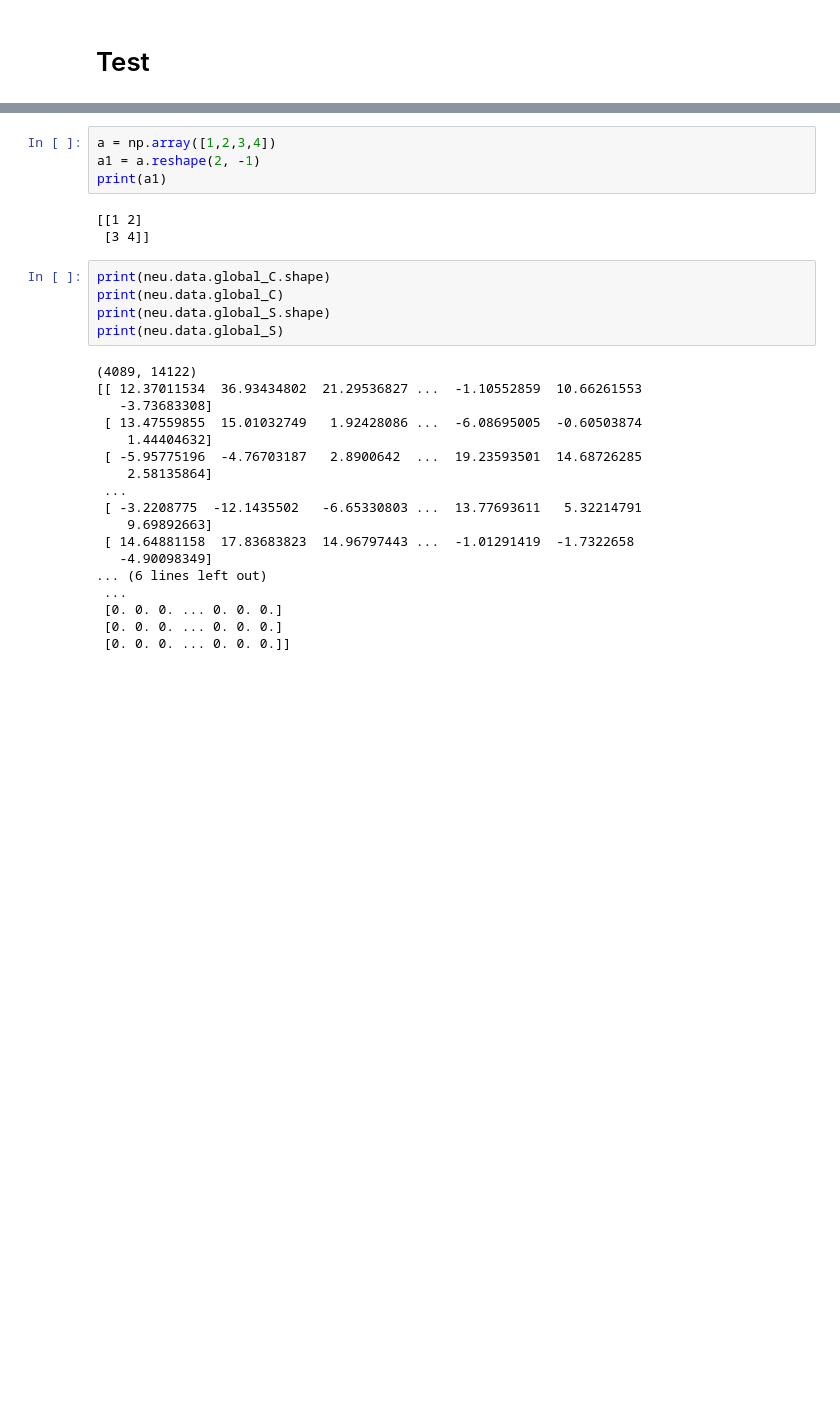
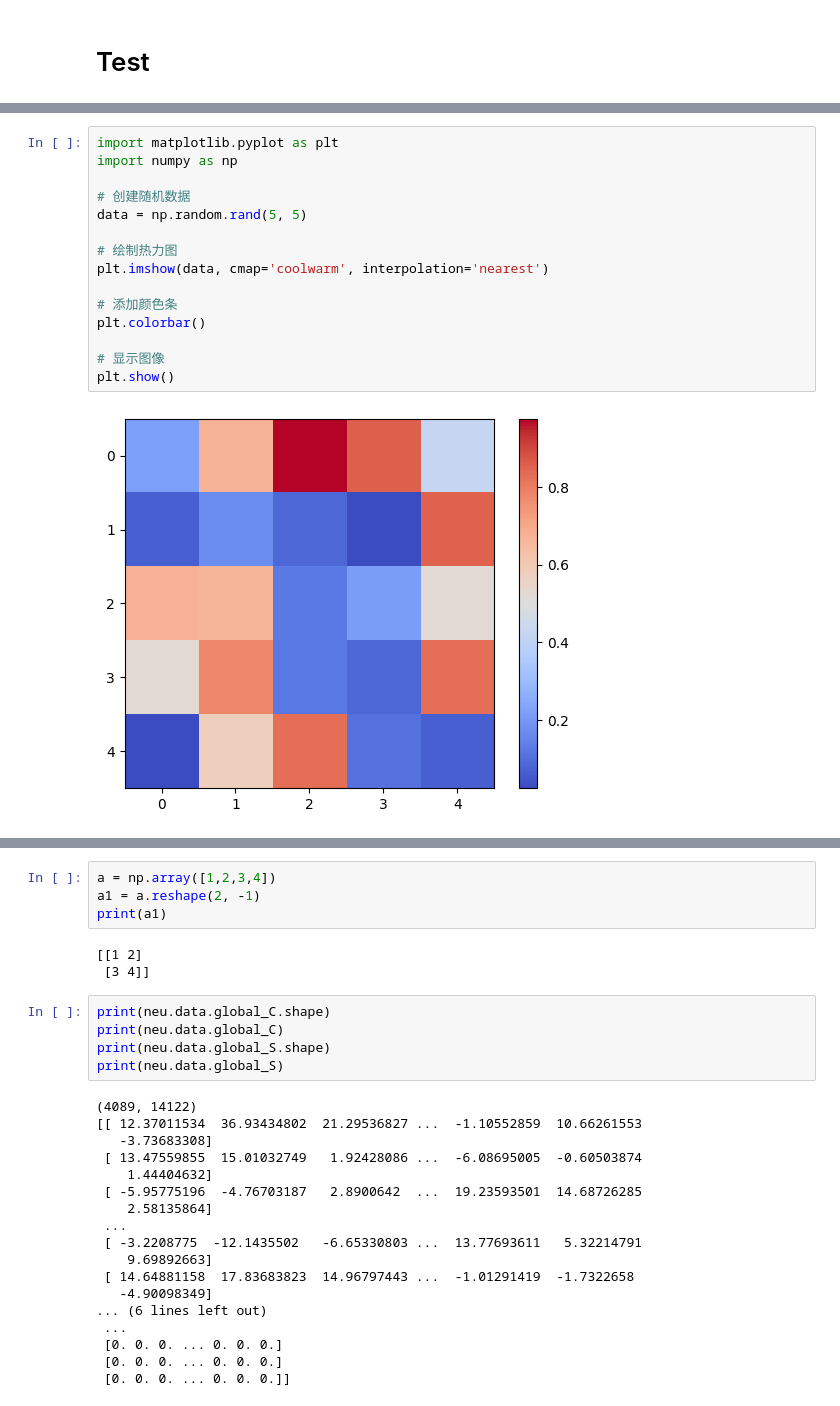
Before and after one commit to zhaochenyang20/Neuro_Modeling, a Jupyter notebook: dev.ipynb, the cells around one changed output, grey strips where cells are left out. Saved outputs shown, nothing was run; the diff lists cells and outputs as text; blank space fills up the shorter version.

```diff
--- a/dev.ipynb
+++ b/dev.ipynb
@@ -216,0 +245,17 @@ plot_active_regions_by_steps(neu, rel_threshold=0.7, save_pic = True, save_gif=T
+# %%
+import matplotlib.pyplot as plt
+import numpy as np
+
+# 创建随机数据
+data = np.random.rand(5, 5)
+
+# 绘制热力图
+plt.imshow(data, cmap='coolwarm', interpolation='nearest')
+
+# 添加颜色条
+plt.colorbar()
+
+# 显示图像
+plt.show()
+# %% [output]
+[figure, added]
```
Also changed, not shown: parts of 6 cells of this notebook, 16 other files.
